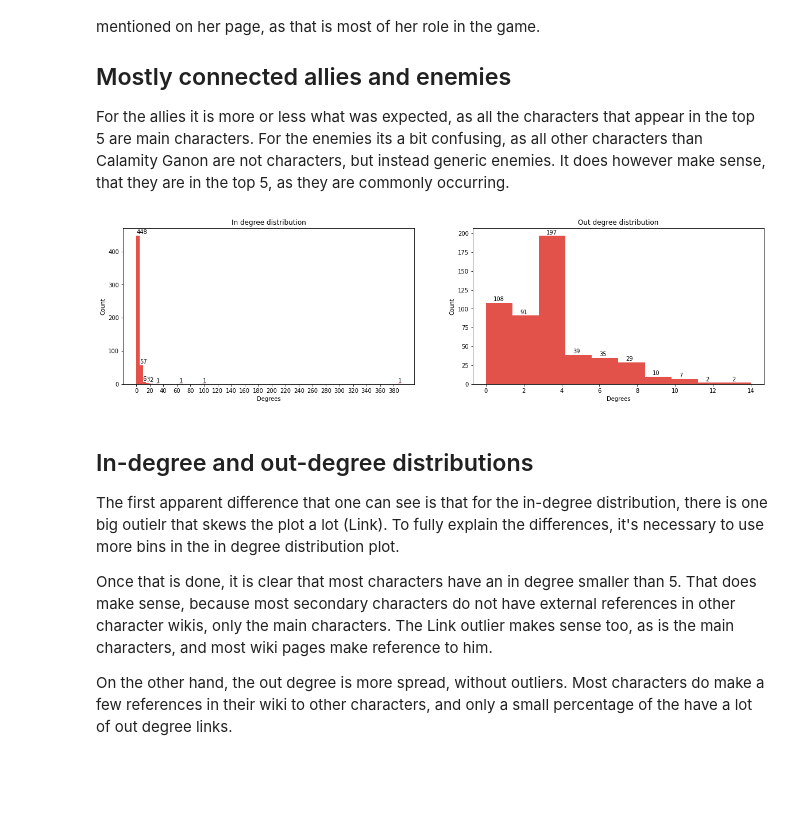
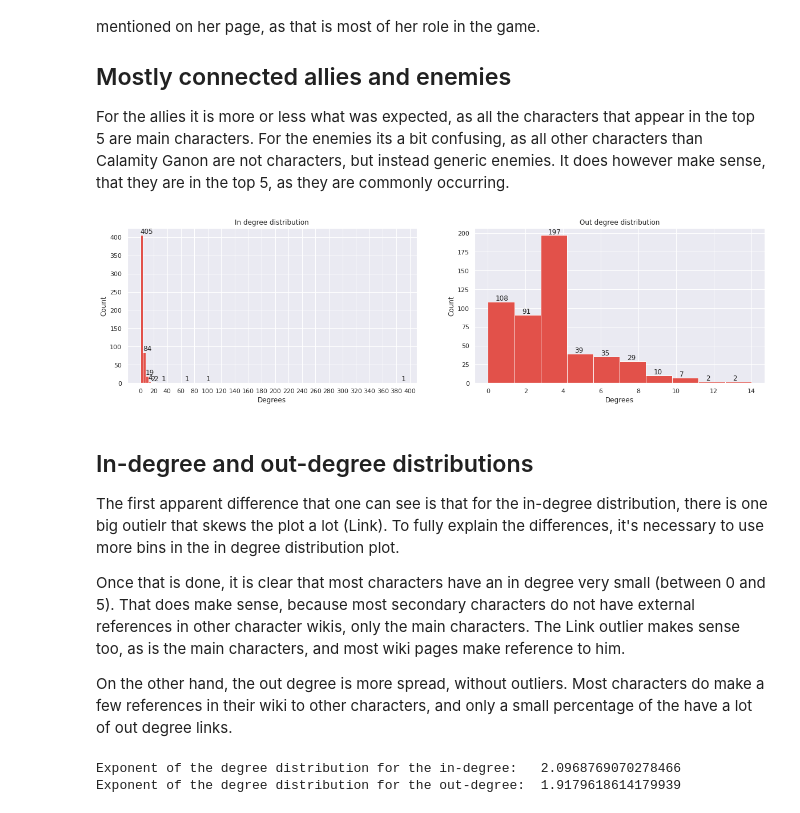
Before and after one commit to Moesen/socialgraphs2021, a Jupyter notebook: Assignment2/Assignment2Ale.ipynb, the cells around one changed output. Cells and saved outputs as stored; diff of their text form; code cells hidden in the pictures; blank space fills up the shorter version.

Commit message:
part 1 done, need revision

```diff
--- a/Assignment2/Assignment2Ale.ipynb
+++ b/Assignment2/Assignment2Ale.ipynb
@@ -46,12 +48,17 @@ dtu_cmap = matplotlib.colors.LinearSegmentedColormap.from_list("dtu_colors", DTU
 cmap = sns.color_palette("Spectral", as_cmap=True)
 colors = list(DTU_COLORS_HEX.values())
 
+sns.set()
 sns.set_palette("Spectral")
 
 
 default = dict(
     figsize     = (20, 5),
 )
+
+big_plot = dict(
+    figsize     = (20, 20),
+)
 # %% [markdown]
 # 0. Building the network
 As this process is a two step of finding names, and then their pages, we have shuffled the explanation of strategy and regular expressions
@@ -160,32 +167,32 @@ For the allies it is more or less what was expected, as all the characters that
 # %%
 fig, (in_ax, out_ax) = plt.subplots(1, 2, **default)
 in_degrees = dict(GCC.in_degree()).values()
 out_degrees = dict(GCC.out_degree()).values()
 
-counts, bins, bars = in_ax.hist(in_degrees, bins=80)
+counts, bins, bars = in_ax.hist(in_degrees, bins=100)
 in_ax.set_title("In degree distribution")
 in_ax.set_xlabel("Degrees")
 in_ax.set_ylabel("Count")
-in_ax.set_xticks(np.arange(0, 400, step=20))
+in_ax.set_xticks(np.arange(0, 420, step=20))
 
 for c, b in zip(counts, bins):
     if c > 0: in_ax.text(b, c+5, f"{c:.0f}")
 
 
 counts, bins, bars = out_ax.hist(out_degrees)
 out_ax.set_title("Out degree distribution")
 out_ax.set_xlabel("Degrees")
 out_ax.set_ylabel("Count")
 
 for c, b in zip(counts, bins):
     if c > 0: out_ax.text(b+.4, c+2, f"{c:.0f}")
 # %% [output]
-[figure, old version]
+[figure, new version]
 # %% [markdown]
 ## In-degree and out-degree distributions
 
 The first apparent difference that one can see is that for the in-degree distribution, there is one big outielr that skews the plot a lot (Link). To fully explain the differences, it's necessary to use more bins in the in degree distribution plot.
 
-Once that is done, it is clear that most characters have an in degree smaller than 5. That does make sense, because most secondary characters do not have external references in other character wikis, only the main characters. The Link outlier makes sense too, as is the main characters, and most wiki pages make reference to him.
+Once that is done, it is clear that most characters have an in degree very small (between 0 and 5). That does make sense, because most secondary characters do not have external references in other character wikis, only the main characters. The Link outlier makes sense too, as is the main characters, and most wiki pages make reference to him.
 
 On the other hand, the out degree is more spread, without outliers. Most characters do make a few references in their wiki to other characters, and only a small percentage of the have a lot of out degree links.
@@ -191,0 +205,6 @@ On the other hand, the out degree is more spread, without outliers. Most charact
+# %%
+print(f"Exponent of the degree distribution for the in-degree:\t {results_in.alpha}")
+print(f"Exponent of the degree distribution for the out-degree:\t {results_out.alpha}")
+# %% [output]
+Exponent of the degree distribution for the in-degree:   2.0968769070278466
+Exponent of the degree distribution for the out-degree:  1.9179618614179939
```
Also changed, not shown: parts of 8 cells of this notebook.
